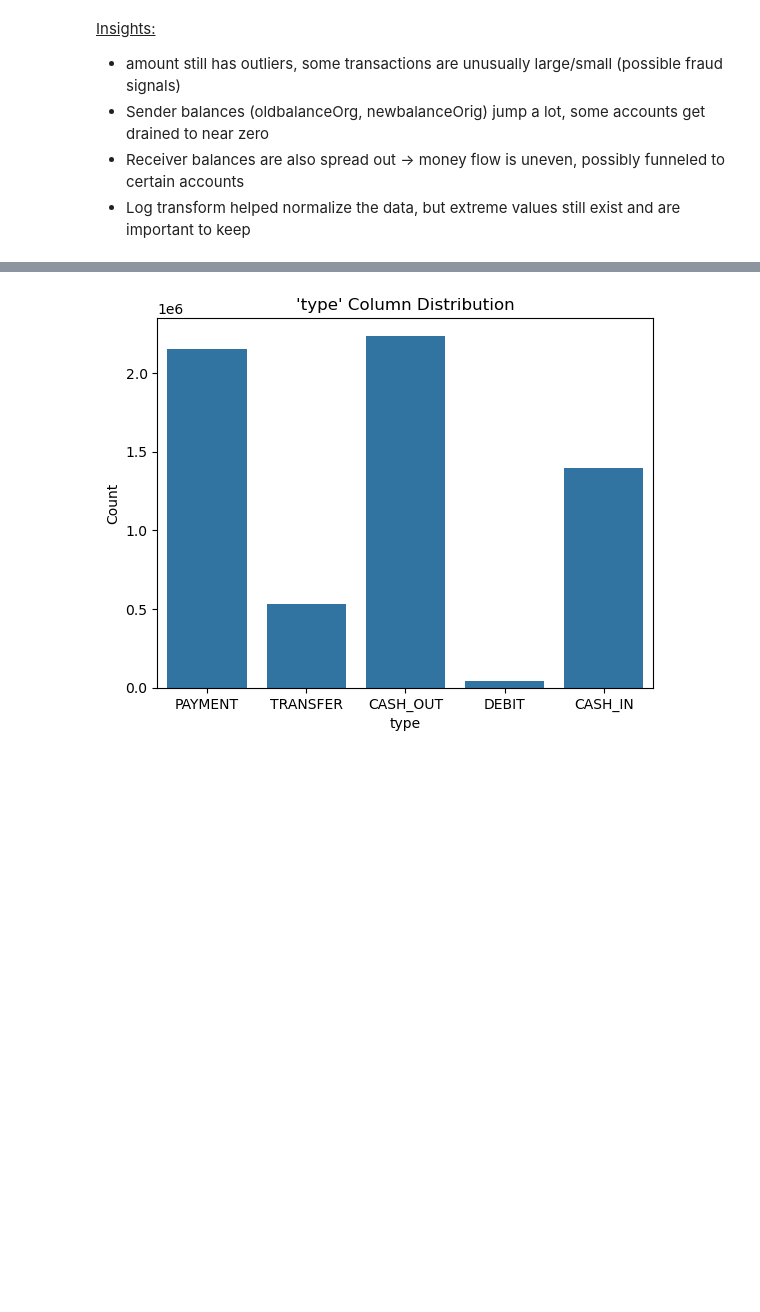
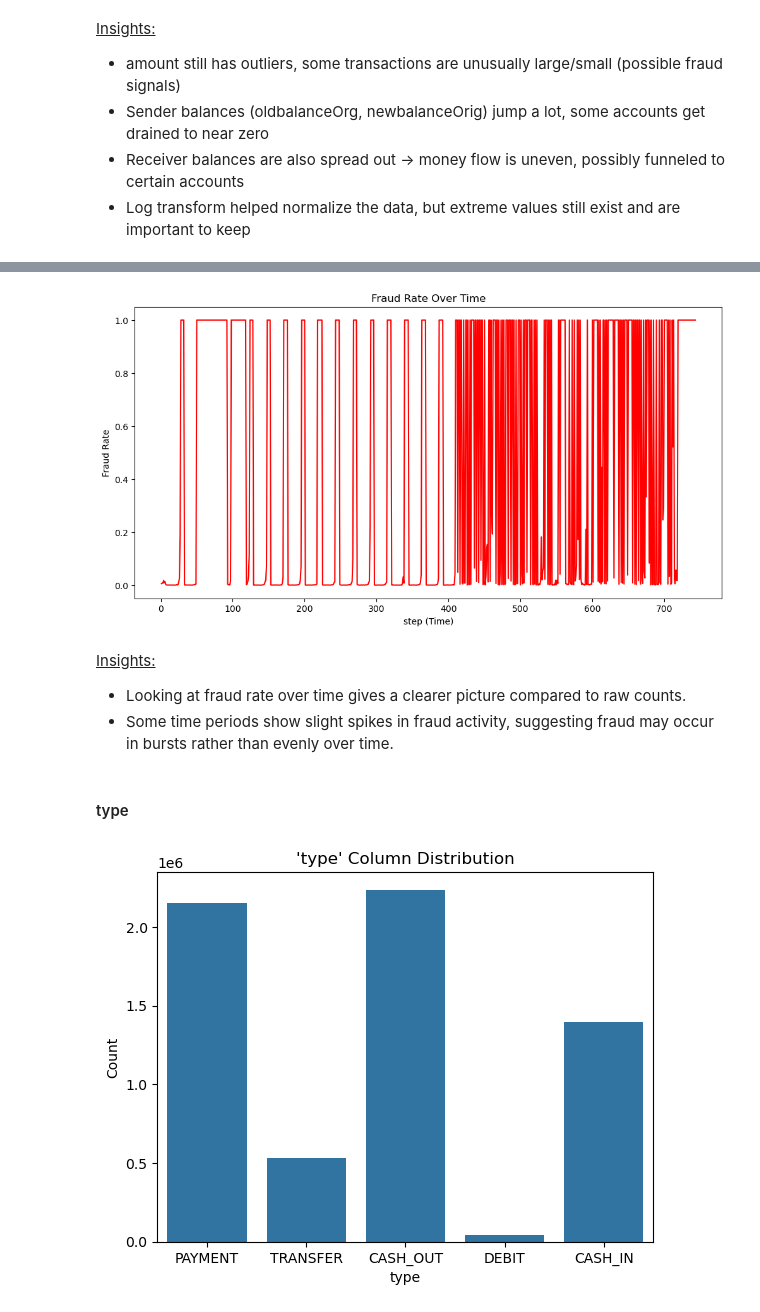
Before and after one commit to nicolous-peril/financial_fraud, a Jupyter notebook: code/01_explore.ipynb, the cells around one changed output, grey strips where cells are left out. Drawn from its saved outputs; the diff is of its cells as text; code cells hidden in the pictures; blank space fills up the shorter version.

```diff
--- a/code/01_explore.ipynb
+++ b/code/01_explore.ipynb
@@ -228,3 +243,22 @@ plt.show()
+# %%
+fraud_rate = df.groupby('step')['isFraud'].mean()
+
+plt.figure(figsize=(12,6))
+plt.plot(fraud_rate, color='red')
+
+plt.title("Fraud Rate Over Time")
+plt.xlabel("step (Time)")
+plt.ylabel("Fraud Rate")
+
+plt.show()
+# %% [output]
+[figure, added]
+# %% [markdown]
+<u>Insights:</u>
+- Looking at fraud rate over time gives a clearer picture compared to raw counts.
+- Some time periods show slight spikes in fraud activity, suggesting fraud may occur in bursts rather than evenly over time.
+# %% [markdown]
+#### type
 # %%
 sns.countplot(x='type', data=df)
 
```
Also changed, not shown: parts of 14 cells of this notebook, 2 other files.
